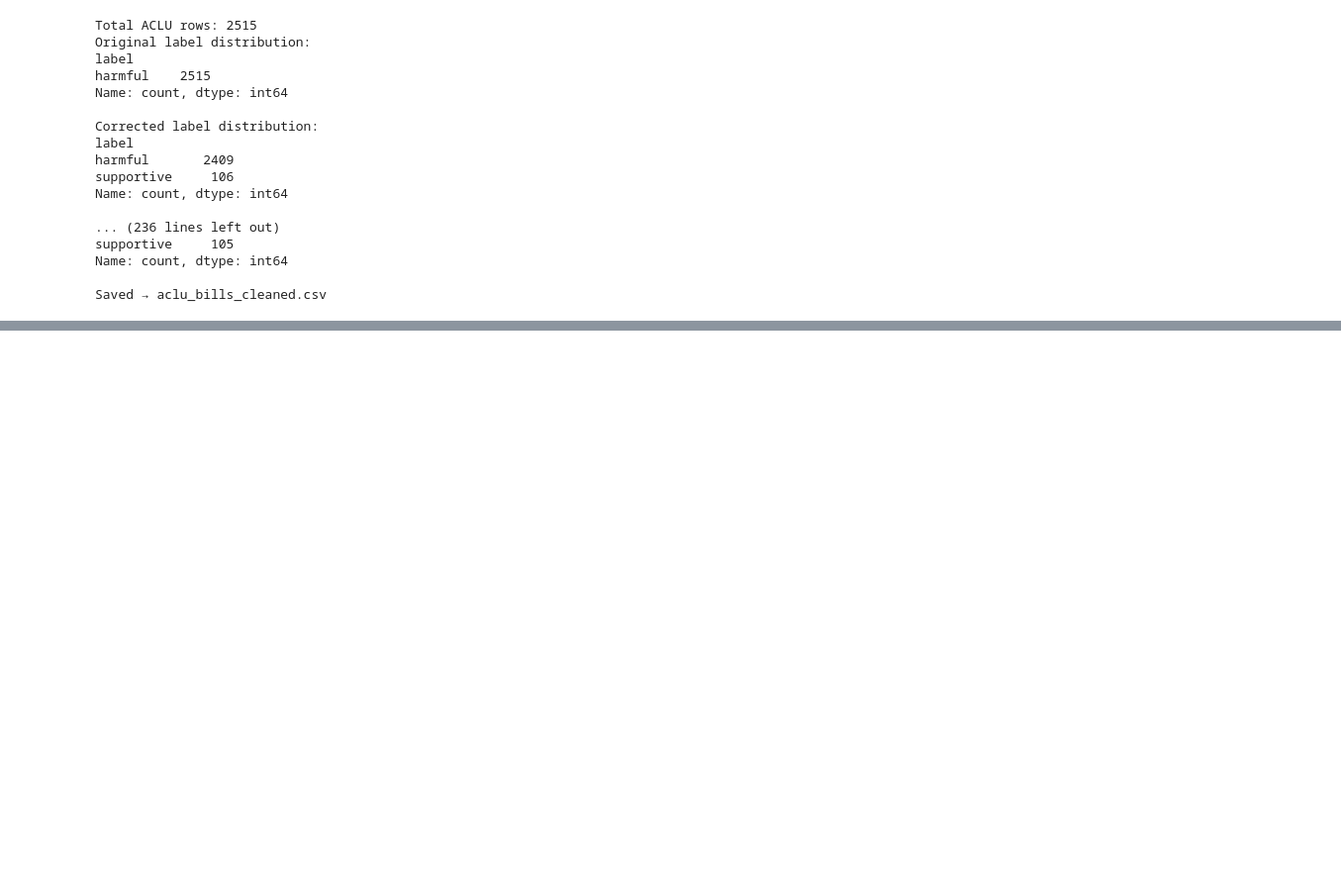
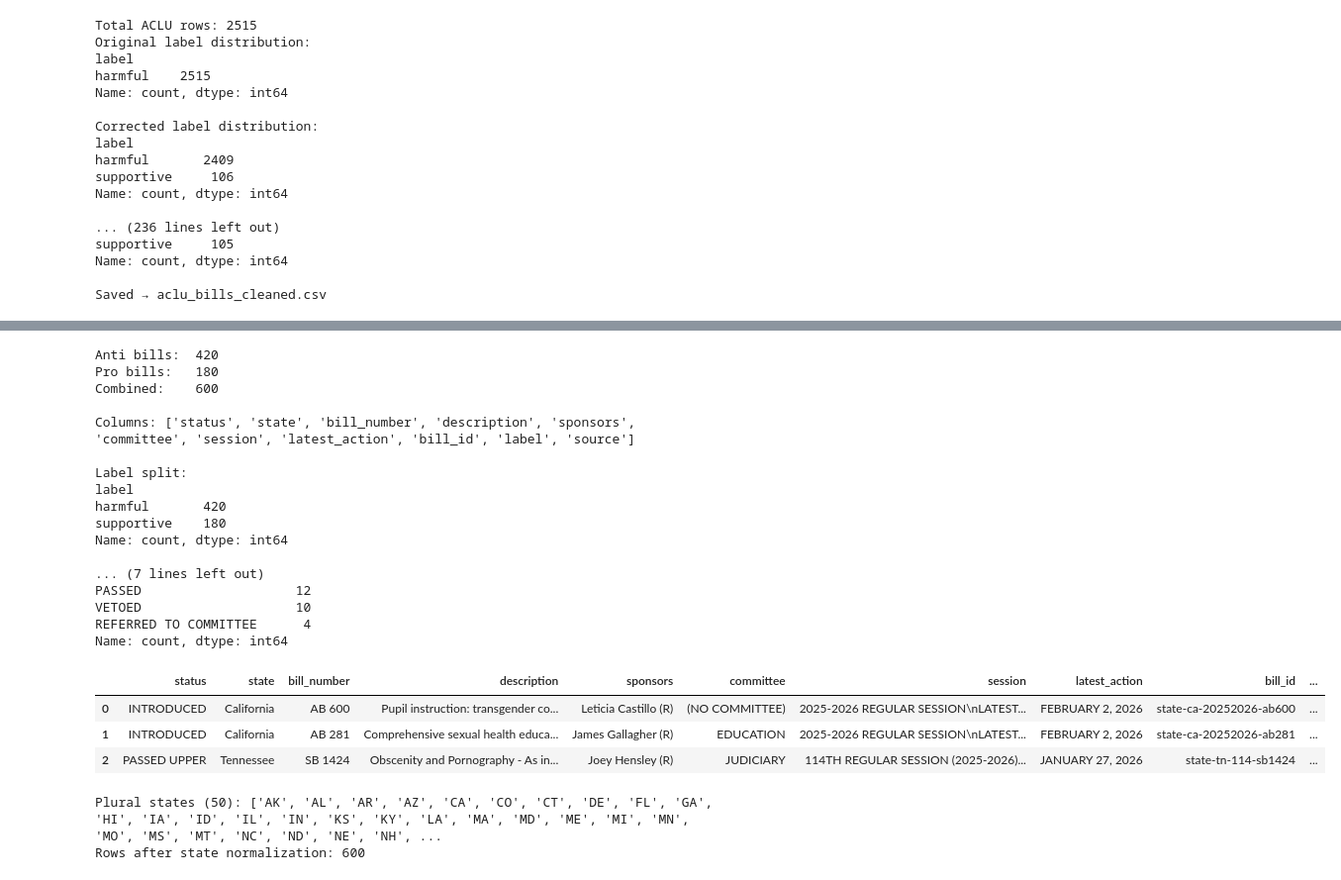
Before and after one commit to Arc-Radius/arc-radius-api, a Jupyter notebook: datasources/eda/aclu_bills_concat.ipynb, the cells around one changed output, grey strips where cells are left out. Shown at 99% size. Saved outputs shown, nothing was run; the diff lists cells and outputs as text; code cells hidden in the pictures; blank space fills up the shorter version.

```diff
--- a/datasources/eda/aclu_bills_concat.ipynb
+++ b/datasources/eda/aclu_bills_concat.ipynb
@@ -498,0 +505,61 @@ Saved → aclu_bills_cleaned.csv
+# %%
+# ============================================================
+# STEP 1: Load and combine Plural CSVs
+# ============================================================
+anti = pd.read_csv('../plural/anti_lgbtq_bills.csv')
+anti['label'] = 'harmful'
+
+pro = pd.read_csv('../plural/pro_lgbtq_bills.csv')
+pro['label'] = 'supportive'
+
+plural = pd.concat([anti, pro], ignore_index=True)
+plural['source'] = 'plural'
+
+print(f"Anti bills:  {len(anti)}")
+print(f"Pro bills:   {len(pro)}")
+print(f"Combined:    {len(plural)}")
+print(f"\nColumns: {list(plural.columns)}")
+print(f"\nLabel split:\n{plural['label'].value_counts()}")
+print(f"\nStatus values:\n{plural['status'].value_counts()}")
+plural.head(3)
+# %% [output]
+Anti bills:  420
+Pro bills:   180
+Combined:    600
+
+Columns: ['status', 'state', 'bill_number', 'description', 'sponsors', 'committee', 'session', 'latest_action', 'bill_id', 'label', 'source']
+
+Label split:
+label
+harmful       420
+supportive    180
+Name: count, dtype: int64
+
+... (7 lines left out)
+PASSED                    12
+VETOED                    10
+REFERRED TO COMMITTEE      4
+Name: count, dtype: int64
+|  | status | state | bill_number | description | sponsors | committee | session | latest_action | bill_id | ... |
+| 0 | INTRODUCED | California | AB 600 | Pupil instruction: transgender co... | Leticia Castillo (R) | (NO COMMITTEE) | 2025-2026 REGULAR SESSION\nLATEST... | FEBRUARY 2, 2026 | state-ca-20252026-ab600 | ... |
+| 1 | INTRODUCED | California | AB 281 | Comprehensive sexual health educa... | James Gallagher (R) | EDUCATION | 2025-2026 REGULAR SESSION\nLATEST... | FEBRUARY 2, 2026 | state-ca-20252026-ab281 | ... |
+| 2 | PASSED UPPER | Tennessee | SB 1424 | Obscenity and Pornography - As in... | Joey Hensley (R) | JUDICIARY | 114TH REGULAR SESSION (2025-2026)... | JANUARY 27, 2026 | state-tn-114-sb1424 | ... |
+# %%
+# ============================================================
+# STEP 2: Normalize Plural states (full name → 2-letter abbrev)
+# ============================================================
+# Reuse STATE_TO_ABBR and normalize_state from cell 5
+plural['state'] = plural['state'].apply(normalize_state)
+
+unmapped = plural['state'].isna().sum()
+if unmapped > 0:
+    # Show what didn't map before dropping
+    bad = plural[plural['state'].isna()]['state'].unique()
+    print(f"WARNING: {unmapped} rows with unmapped states: {bad}")
+    plural = plural.dropna(subset=['state'])
+
+print(f"Plural states ({plural['state'].nunique()}): {sorted(plural['state'].unique())}")
+print(f"Rows after state normalization: {len(plural)}")
+# %% [output]
+Plural states (50): ['AK', 'AL', 'AR', 'AZ', 'CA', 'CO', 'CT', 'DE', 'FL', 'GA', 'HI', 'IA', 'ID', 'IL', 'IN', 'KS', 'KY', 'LA', 'MA', 'MD', 'ME', 'MI', 'MN', 'MO', 'MS', 'MT', 'NC', 'ND', 'NE', 'NH', ...
+Rows after state normalization: 600
```
Also changed, not shown: parts of 8 cells of this notebook, 4 other files.
